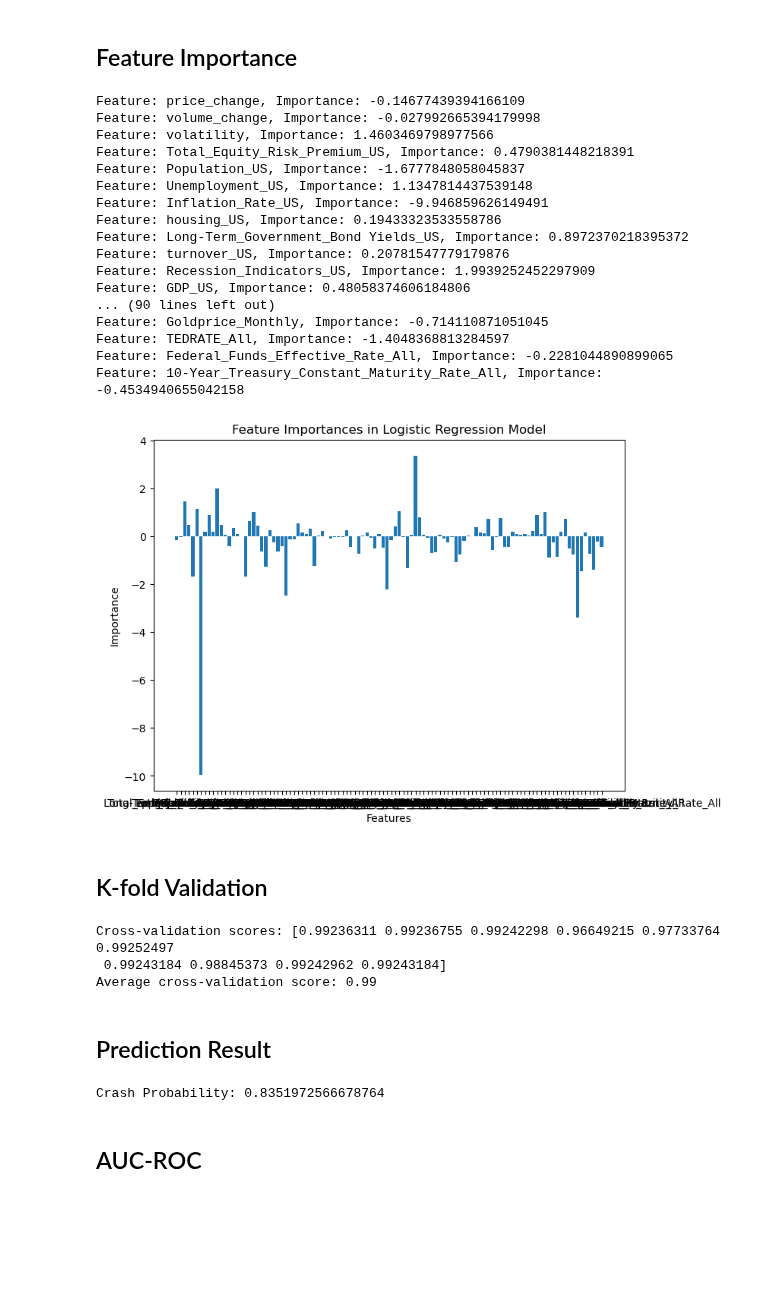
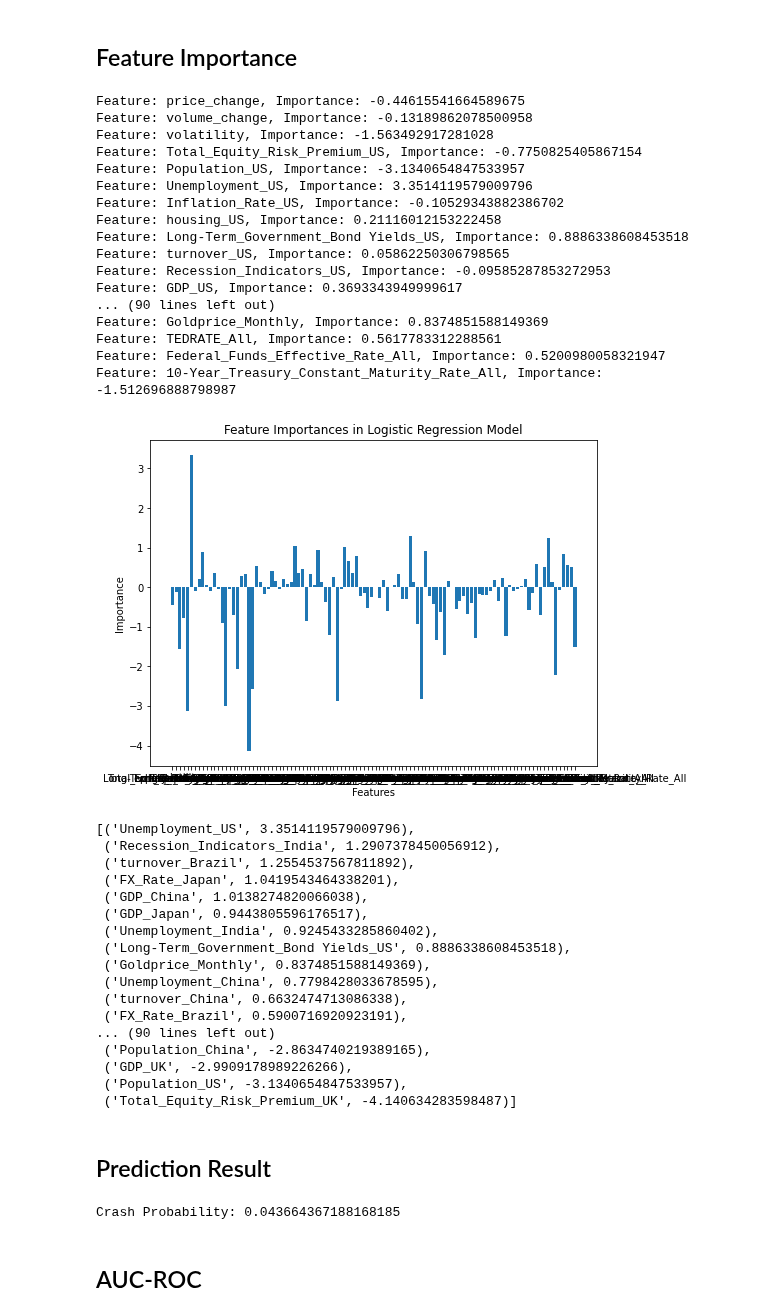
Before and after one commit to nicockt/fyp-2024, a Jupyter notebook: Log Regression/Log Regression_Features_6m.ipynb, the cells around one changed output. Saved outputs shown, nothing was run; the diff lists cells and outputs as text; code cells hidden in the pictures; blank space fills up the shorter version.

```diff
--- a/Log Regression/Log Regression_Features_6m.ipynb
+++ b/Log Regression/Log Regression_Features_6m.ipynb
@@ -37,6 +28,6 @@ from imblearn.over_sampling import SMOTE
 # %%
 # Load the labeled index data from csv
-labeled_index_df = pd.read_csv("/Users/elroylo/Documents/GitHub/fyp-2024/data/merge_file_6m.csv")
+labeled_index_df = pd.read_csv("../data/merge_file_6m.csv")
 # %% [markdown]
 ## Build the model
 # %%
@@ -152,47 +143,58 @@ Problem: low recall and f1 score for crash label 1
 ## Feature Importance
 # %%
 feature_importance = model.coef_[0]
+feature_dict = {}
 for name, importance in zip(feature_names, feature_importance):
     print(f"Feature: {name}, Importance: {importance}")
+    feature_dict[name] = importance
 
 plt.figure(figsize=(8, 6))
 plt.bar(feature_names, feature_importance)
 plt.title('Feature Importances in Logistic Regression Model')
 plt.xlabel('Features')
 plt.ylabel('Importance')
 plt.show()
 # %% [output]
-Feature: price_change, Importance: -0.14677439394166109
-Feature: volume_change, Importance: -0.027992665394179998
-Feature: volatility, Importance: 1.4603469798977566
-Feature: Total_Equity_Risk_Premium_US, Importance: 0.4790381448218391
-Feature: Population_US, Importance: -1.6777848058045837
-Feature: Unemployment_US, Importance: 1.1347814437539148
-Feature: Inflation_Rate_US, Importance: -9.946859626149491
-Feature: housing_US, Importance: 0.19433323533558786
-Feature: Long-Term_Government_Bond Yields_US, Importance: 0.8972370218395372
-Feature: turnover_US, Importance: 0.20781547779179876
-Feature: Recession_Indicators_US, Importance: 1.9939252452297909
-Feature: GDP_US, Importance: 0.48058374606184806
+Feature: price_change, Importance: -0.44615541664589675
+Feature: volume_change, Importance: -0.13189862078500958
+Feature: volatility, Importance: -1.563492917281028
+Feature: Total_Equity_Risk_Premium_US, Importance: -0.7750825405867154
+Feature: Population_US, Importance: -3.1340654847533957
+Feature: Unemployment_US, Importance: 3.3514119579009796
+Feature: Inflation_Rate_US, Importance: -0.10529343882386702
+Feature: housing_US, Importance: 0.21116012153222458
+Feature: Long-Term_Government_Bond Yields_US, Importance: 0.8886338608453518
+Feature: turnover_US, Importance: 0.05862250306798565
+Feature: Recession_Indicators_US, Importance: -0.09585287853272953
+Feature: GDP_US, Importance: 0.3693343949999617
 ... (90 lines left out)
-Feature: Goldprice_Monthly, Importance: -0.714110871051045
-Feature: TEDRATE_All, Importance: -1.4048368813284597
-Feature: Federal_Funds_Effective_Rate_All, Importance: -0.2281044890899065
-Feature: 10-Year_Treasury_Constant_Maturity_Rate_All, Importance: -0.4534940655042158
+Feature: Goldprice_Monthly, Importance: 0.8374851588149369
+Feature: TEDRATE_All, Importance: 0.5617783312288561
+Feature: Federal_Funds_Effective_Rate_All, Importance: 0.5200980058321947
+Feature: 10-Year_Treasury_Constant_Maturity_Rate_All, Importance: -1.512696888798987
-[figure, old version]
+[figure, new version]
-# %% [markdown]
-## K-fold Validation
-# %%
-# Perform 10-fold cross-validation
-scores = cross_val_score(model, X, y, cv=10)
-
-# Print the cross-validation scores
-print("Cross-validation scores: {}".format(scores))
-print("Average cross-validation score: {:.2f}".format(scores.mean()))
-# %% [output]
-Cross-validation scores: [0.99236311 0.99236755 0.99242298 0.96649215 0.97733764 0.99252497
- 0.99243184 0.98845373 0.99242962 0.99243184]
-Average cross-validation score: 0.99
+# %%
+# Sort by feature importance
+feature_dict = sorted(feature_dict.items(), key=lambda x:x[1], reverse=True)
+feature_dict
+# %% [output]
+[('Unemployment_US', 3.3514119579009796),
+ ('Recession_Indicators_India', 1.2907378450056912),
+ ('turnover_Brazil', 1.2554537567811892),
+ ('FX_Rate_Japan', 1.0419543464338201),
+ ('GDP_China', 1.0138274820066038),
+ ('GDP_Japan', 0.9443805596176517),
+ ('Unemployment_India', 0.9245433285860402),
+ ('Long-Term_Government_Bond Yields_US', 0.8886338608453518),
+ ('Goldprice_Monthly', 0.8374851588149369),
+ ('Unemployment_China', 0.7798428033678595),
+ ('turnover_China', 0.6632474713086338),
+ ('FX_Rate_Brazil', 0.5900716920923191),
+... (90 lines left out)
+ ('Population_China', -2.8634740219389165),
+ ('GDP_UK', -2.9909178989226266),
+ ('Population_US', -3.1340654847533957),
+ ('Total_Equity_Risk_Premium_UK', -4.140634283598487)]
 # %% [markdown]
 ## Prediction Result
 # %%
@@ -200,7 +202,7 @@ y_prob = model.predict_proba(X_test)
 crash_prob = y_prob[:, 1]
 print(f"Crash Probability: {crash_prob.mean()}")
 # %% [output]
-Crash Probability: 0.8351972566678764
+Crash Probability: 0.043664367188168185
 # %% [markdown]
 ## AUC-ROC
 # %%
```
Also changed, not shown: parts of 6 cells of this notebook, 5 other files.
